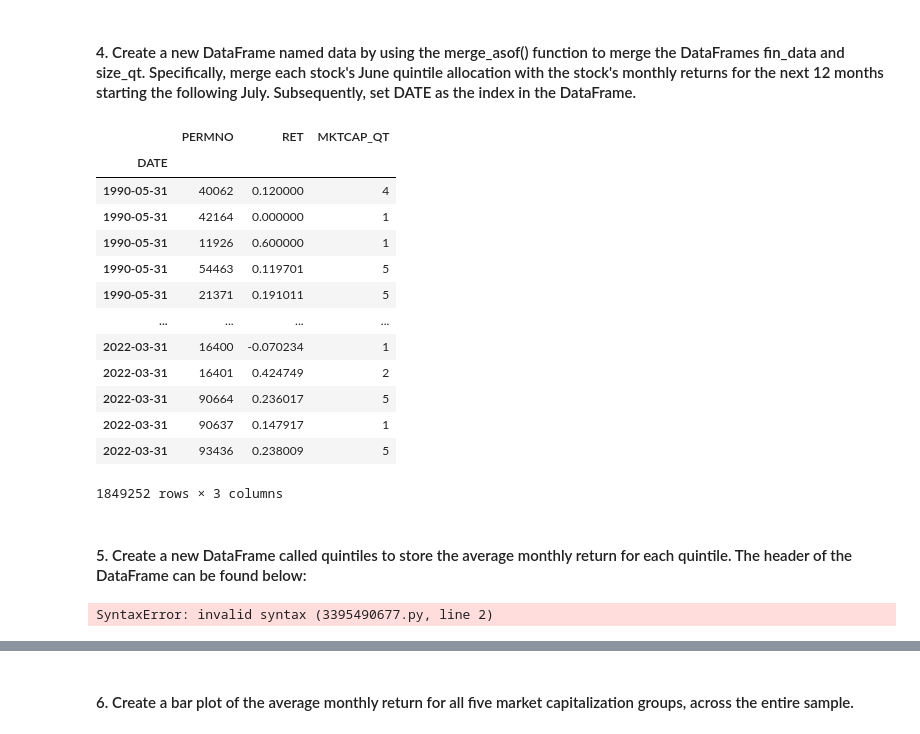
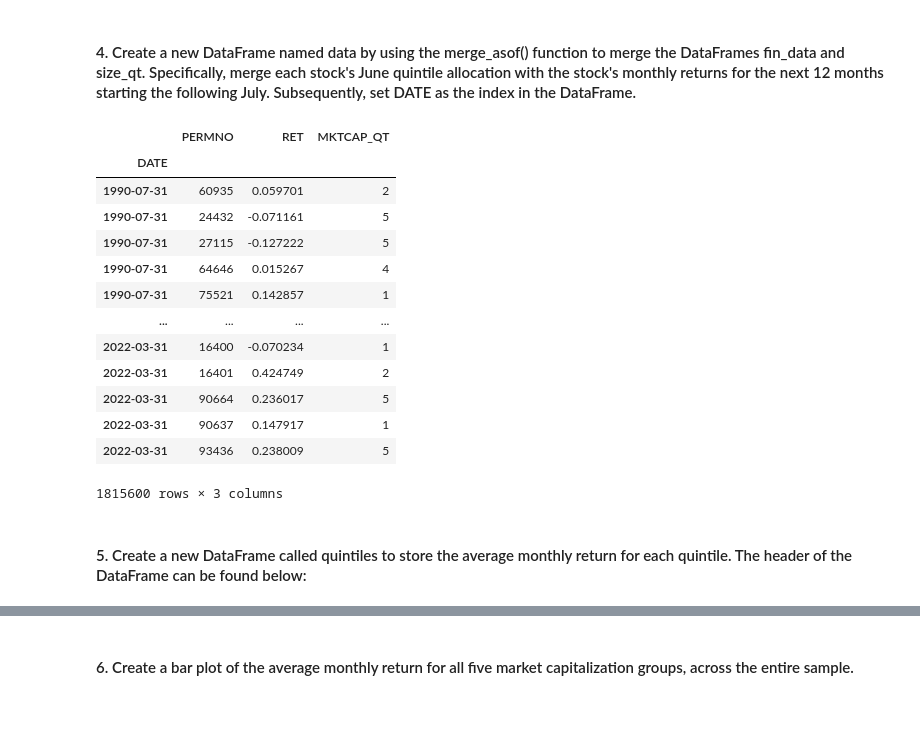
Before and after one commit to Alphaplayer248/Financial-Data-Project, a Jupyter notebook: Group Assignment_Klein1.ipynb, the cells around one changed output, grey strips where cells are left out. Cells and saved outputs as stored; diff of their text form; code cells hidden in the pictures.

```diff
--- a/Group Assignment_Klein1.ipynb
+++ b/Group Assignment_Klein1.ipynb
@@ -309,31 +309,27 @@ size_qt.drop('MKTCAP',axis=1)
 # %% [markdown]
 #### 4. Create a new DataFrame named data by using the merge_asof() function to merge the DataFrames fin_data and size_qt. Specifically, merge each stock's June quintile allocation with the stock's monthly returns for the next 12 months starting the following July. Subsequently, set DATE as the index in the DataFrame.
 # %%
-size_qt.index=size_qt.index+pd.offsets.MonthEnd(-1)
+size_qt.index=size_qt.index+pd.offsets.MonthEnd(+1)
 # %%
 data=pd.DataFrame()
 data=pd.merge_asof(fin_data.sort_index(),size_qt.sort_index(),by='PERMNO',on='DATE').dropna()
 data.drop(['MKTCAP_x','MKTCAP_y'],axis=1,inplace=True)
-data.set_index(['DATE']).sort_index()
+data=data.set_index(['DATE']).sort_index()
+data
 # %% [output]
 |  | PERMNO | RET | MKTCAP_QT |
 | DATE |  |  |  |
-| 1990-05-31 | 40062 | 0.120000 | 4 |
-| 1990-05-31 | 42164 | 0.000000 | 1 |
-| 1990-05-31 | 11926 | 0.600000 | 1 |
-| 1990-05-31 | 54463 | 0.119701 | 5 |
-| 1990-05-31 | 21371 | 0.191011 | 5 |
+| 1990-07-31 | 60935 | 0.059701 | 2 |
+| 1990-07-31 | 24432 | -0.071161 | 5 |
+| 1990-07-31 | 27115 | -0.127222 | 5 |
+| 1990-07-31 | 64646 | 0.015267 | 4 |
+| 1990-07-31 | 75521 | 0.142857 | 1 |
 | ... | ... | ... | ... |
 | 2022-03-31 | 16400 | -0.070234 | 1 |
 | 2022-03-31 | 16401 | 0.424749 | 2 |
 | 2022-03-31 | 90664 | 0.236017 | 5 |
 | 2022-03-31 | 90637 | 0.147917 | 1 |
 | 2022-03-31 | 93436 | 0.238009 | 5 |
-1849252 rows × 3 columns
+1815600 rows × 3 columns
 # %% [markdown]
 #### 5. Create a new DataFrame called quintiles to store the average monthly return for each quintile. The header of the DataFrame can be found below:
-# %%
-quintiles=pd.DataFrame()
-qunitiles['Q1_RET']=
-# %% [output]
-SyntaxError: invalid syntax (3395490677.py, line 2)
```
Also changed, not shown: parts of 5 cells of this notebook.
